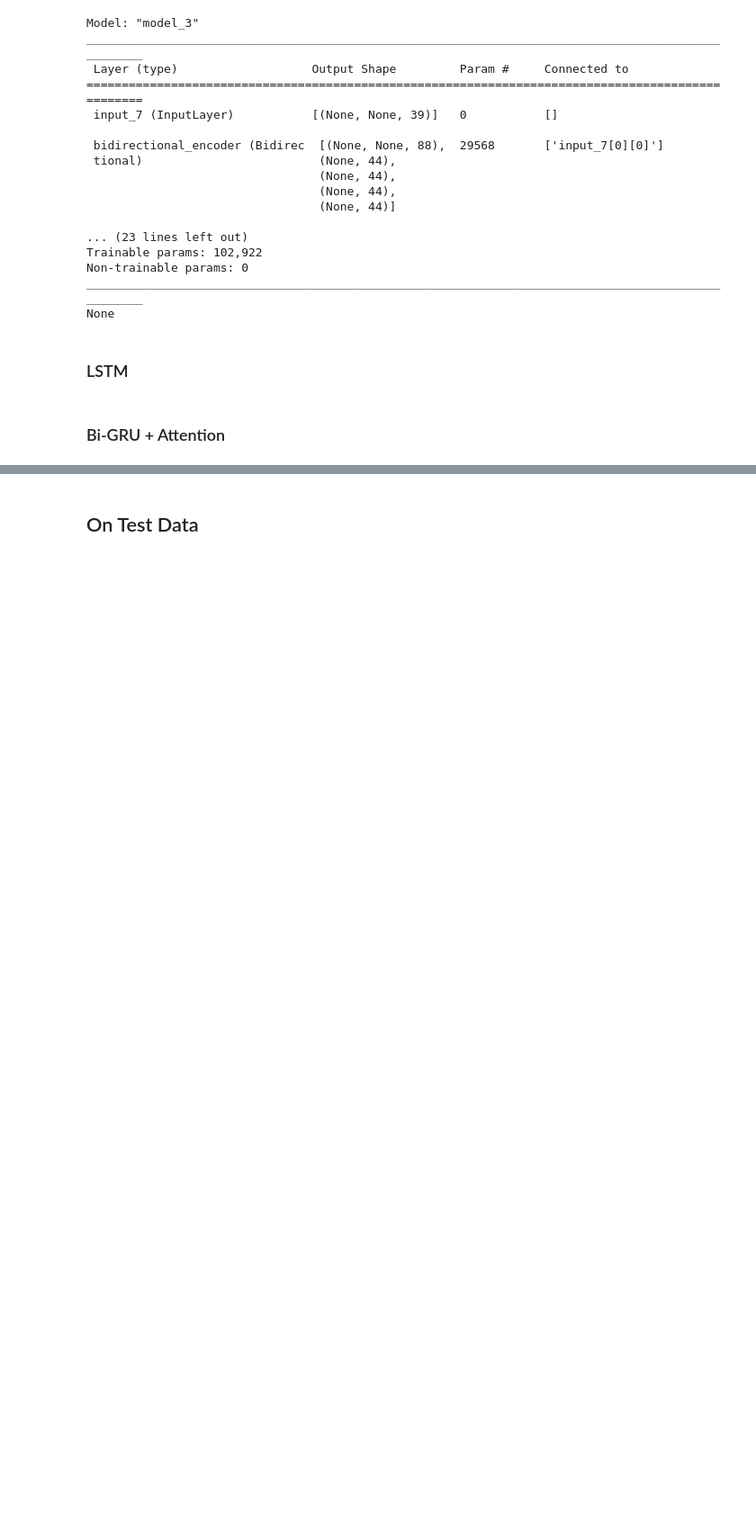
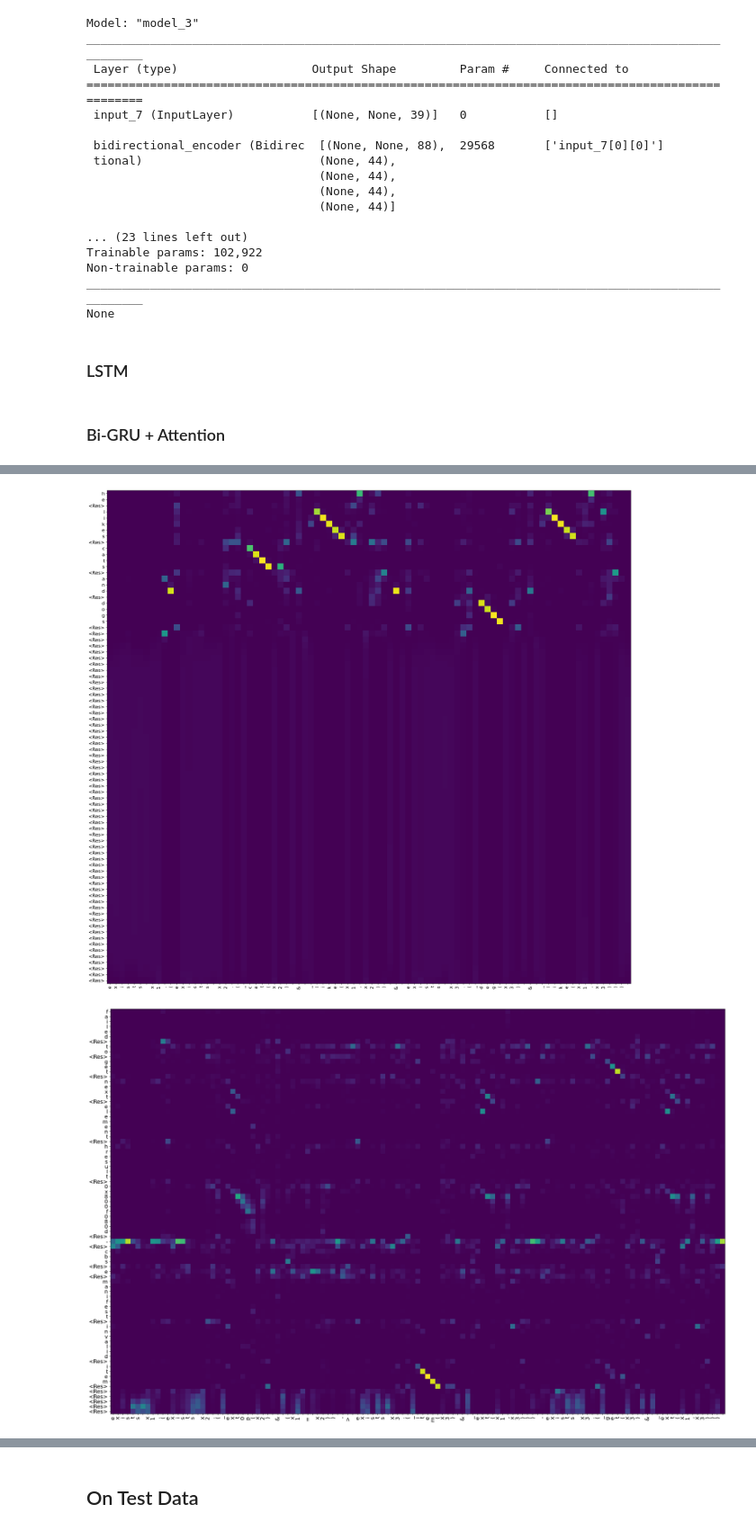
Before and after one commit to devgunho/Attack_Log_Detection_with_NLP, a Jupyter notebook: Experiment/exp.ipynb, the cells around one changed output, grey strips where cells are left out. Shown at 90% size. Cells and saved outputs as stored; diff of their text form; code cells hidden in the pictures; blank space fills up the shorter version.

```diff
--- a/Experiment/exp.ipynb
+++ b/Experiment/exp.ipynb
@@ -1185,0 +1255,48 @@ None
+# %%
+# X_test = ['he likes cats and dogs']
+X_test = ["he likes cats and dogs","failed to get next element hresult 0x800f080d - cbs e manifest invalid item","warning unrecognized packageextended attribute"]
+
+encoder_test_data = np.zeros(
+    (len(X_test), max_encoder_seq_length, num_encoder_tokens), dtype="float32"
+)
+for i, x in enumerate(X_test):
+    for t, char in enumerate(x):
+        encoder_test_data[i, t, input_token_index[char]] = 1.0
+    encoder_test_data[i, t + 1 :, input_token_index[" "]] = 1.0
+
+import sys
+
+np.set_printoptions(threshold=sys.maxsize)
+
+correct = 0
+checked = 0
+for seq_index in range(0, len(X_test)):
+    test_X = X_test[seq_index]
+    input_seq = encoder_test_data[seq_index : seq_index + 1]
+
+    # Bi-LSTM
+    decoded_sentence, attn_weights = decode_sequence_bilstm_attn(
+        encoder_model, decoder_model, input_seq, num_encoder_tokens, num_decoder_tokens
+    )
+
+    # LSTM
+    # decoded_sentence = decode_sequence_lstm(input_seq)
+    plot_attention_weights(
+        input_seq,
+        attn_weights,
+        reverse_input_char_index,
+        reverse_target_char_index,
+        filename="attention_{}.png".format(seq_index),
+    )
+    print("-")
+    print("Input sentence:", X_test[seq_index])
+    print("Decoded sentence:", repr(decoded_sentence.rstrip()))
+    print("Real sentence:", repr(y_test[seq_index]))
+    print("CORRECT" if decoded_sentence.rstrip() == y_test[seq_index] else "INCORRECT")
+    correct += 1 if decoded_sentence.rstrip() == y_test[seq_index] else 0
+    checked += 1
+    print(f"Completed: {(checked / len(X_test)) * 100}%")
+    print(f"{checked}/{len(X_test)}")
+    print("Accuracy:")
+    print(f"{(correct / checked) * 100}%")
+# %% [output]
@@ -1185,0 +1320,2 @@ None
+[figure, added]
+[figure, added]
```
Also changed, not shown: parts of 3 cells of this notebook, 5 other files.
